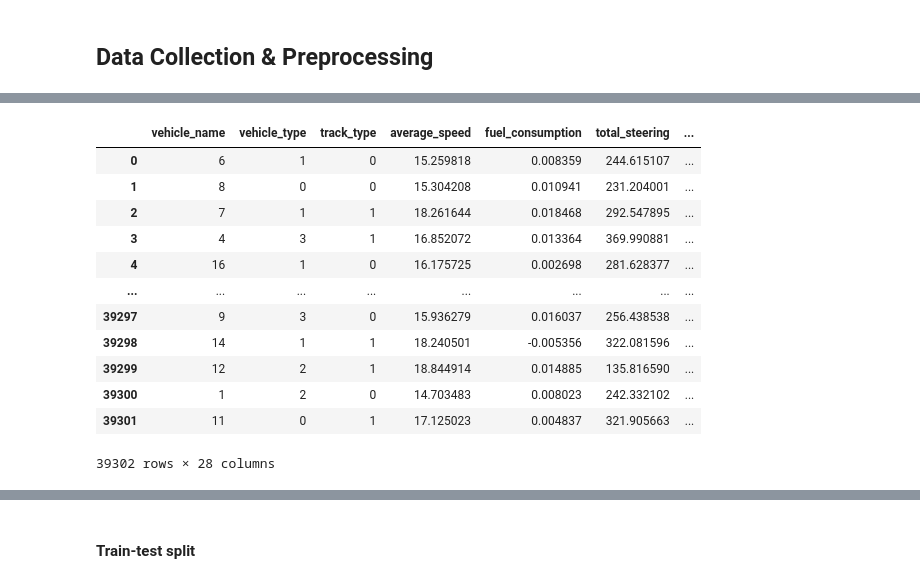
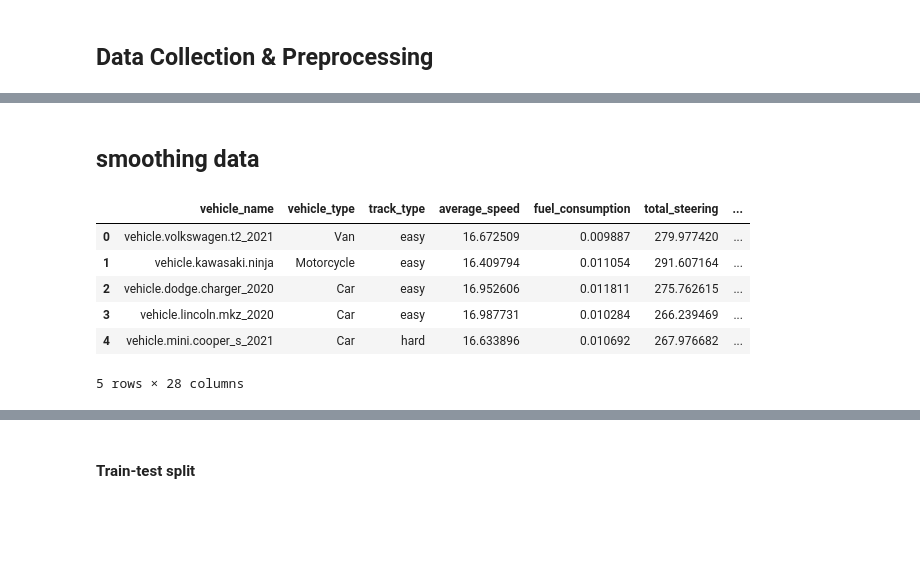
Before and after one commit to CanoniCarLTD/Canonicar_DS, a Jupyter notebook: Canonicar_DS.ipynb, the cells around one changed output, grey strips where cells are left out. Drawn from its saved outputs; the diff is of its cells as text; code cells hidden in the pictures; blank space fills up the shorter version.

```diff
--- a/Canonicar_DS.ipynb
+++ b/Canonicar_DS.ipynb
@@ -188,0 +32,2 @@ df = pd.read_csv("Cleaned_CARLA_Dataset__Outliers_Removed_.csv")
+# %% [markdown]
+## smoothing data
@@ -189,19 +74,15 @@ df = pd.read_csv("Cleaned_CARLA_Dataset__Outliers_Removed_.csv")
+# %%
+df = pd.read_excel("Smoothed_Dataset.xlsx")
 # %%
-df
+df.head()
 # %% [output]
 |  | vehicle_name | vehicle_type | track_type | average_speed | fuel_consumption | total_steering | ... |
-| 0 | 6 | 1 | 0 | 15.259818 | 0.008359 | 244.615107 | ... |
-| 1 | 8 | 0 | 0 | 15.304208 | 0.010941 | 231.204001 | ... |
-| 2 | 7 | 1 | 1 | 18.261644 | 0.018468 | 292.547895 | ... |
-| 3 | 4 | 3 | 1 | 16.852072 | 0.013364 | 369.990881 | ... |
-| 4 | 16 | 1 | 0 | 16.175725 | 0.002698 | 281.628377 | ... |
-| ... | ... | ... | ... | ... | ... | ... | ... |
-| 39297 | 9 | 3 | 0 | 15.936279 | 0.016037 | 256.438538 | ... |
-| 39298 | 14 | 1 | 1 | 18.240501 | -0.005356 | 322.081596 | ... |
-| 39299 | 12 | 2 | 1 | 18.844914 | 0.014885 | 135.816590 | ... |
-| 39300 | 1 | 2 | 0 | 14.703483 | 0.008023 | 242.332102 | ... |
-| 39301 | 11 | 0 | 1 | 17.125023 | 0.004837 | 321.905663 | ... |
+| 0 | vehicle.volkswagen.t2_2021 | Van | easy | 16.672509 | 0.009887 | 279.977420 | ... |
+| 1 | vehicle.kawasaki.ninja | Motorcycle | easy | 16.409794 | 0.011054 | 291.607164 | ... |
+| 2 | vehicle.dodge.charger_2020 | Car | easy | 16.952606 | 0.011811 | 275.762615 | ... |
+| 3 | vehicle.lincoln.mkz_2020 | Car | easy | 16.987731 | 0.010284 | 266.239469 | ... |
+| 4 | vehicle.mini.cooper_s_2021 | Car | hard | 16.633896 | 0.010692 | 267.976682 | ... |
-39302 rows × 28 columns
+5 rows × 28 columns
 # %%
 # Potentially useful numeric features (verify these columns exist in your data)
 numeric_features = [
```
Also changed, not shown: parts of 49 cells of this notebook, 49 other files.
